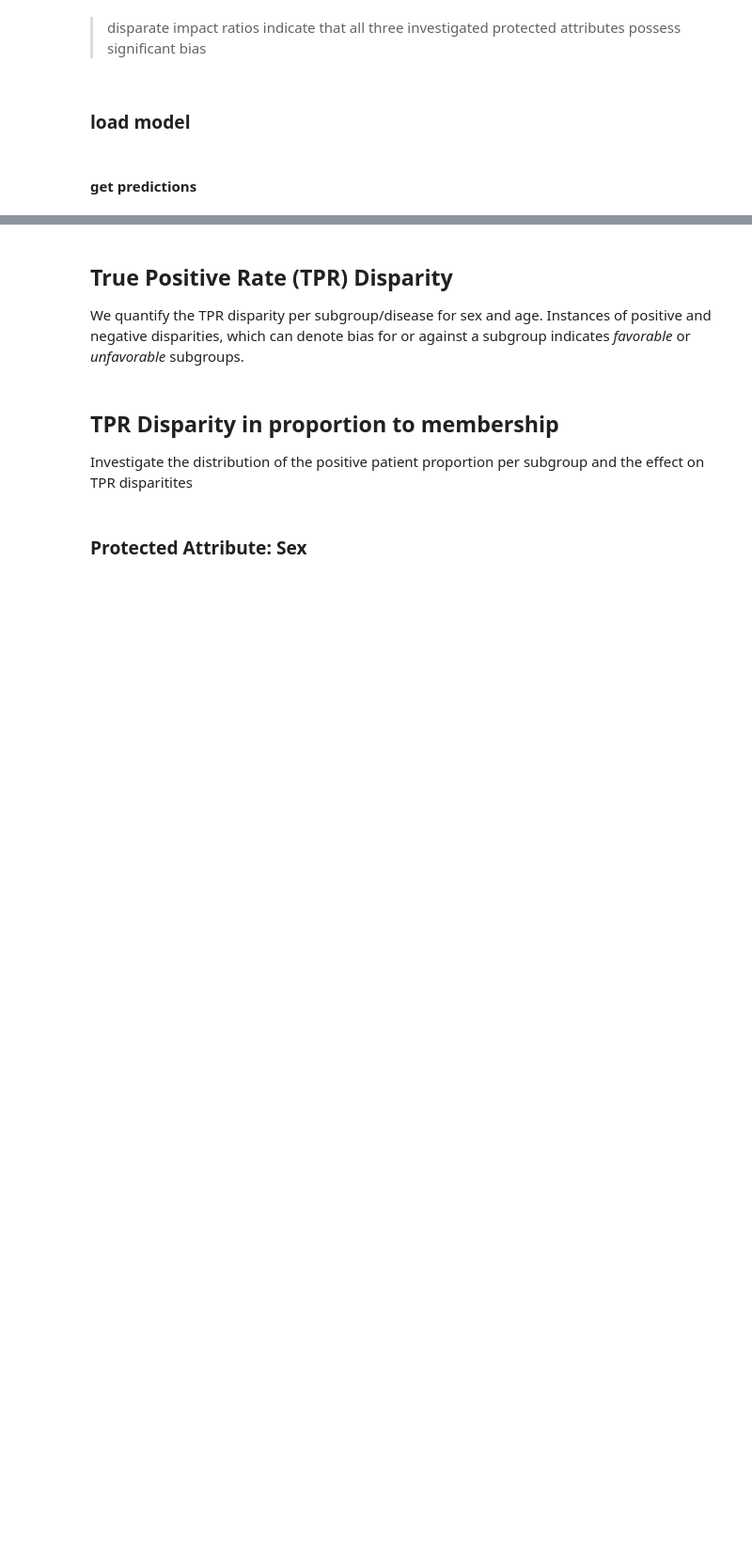
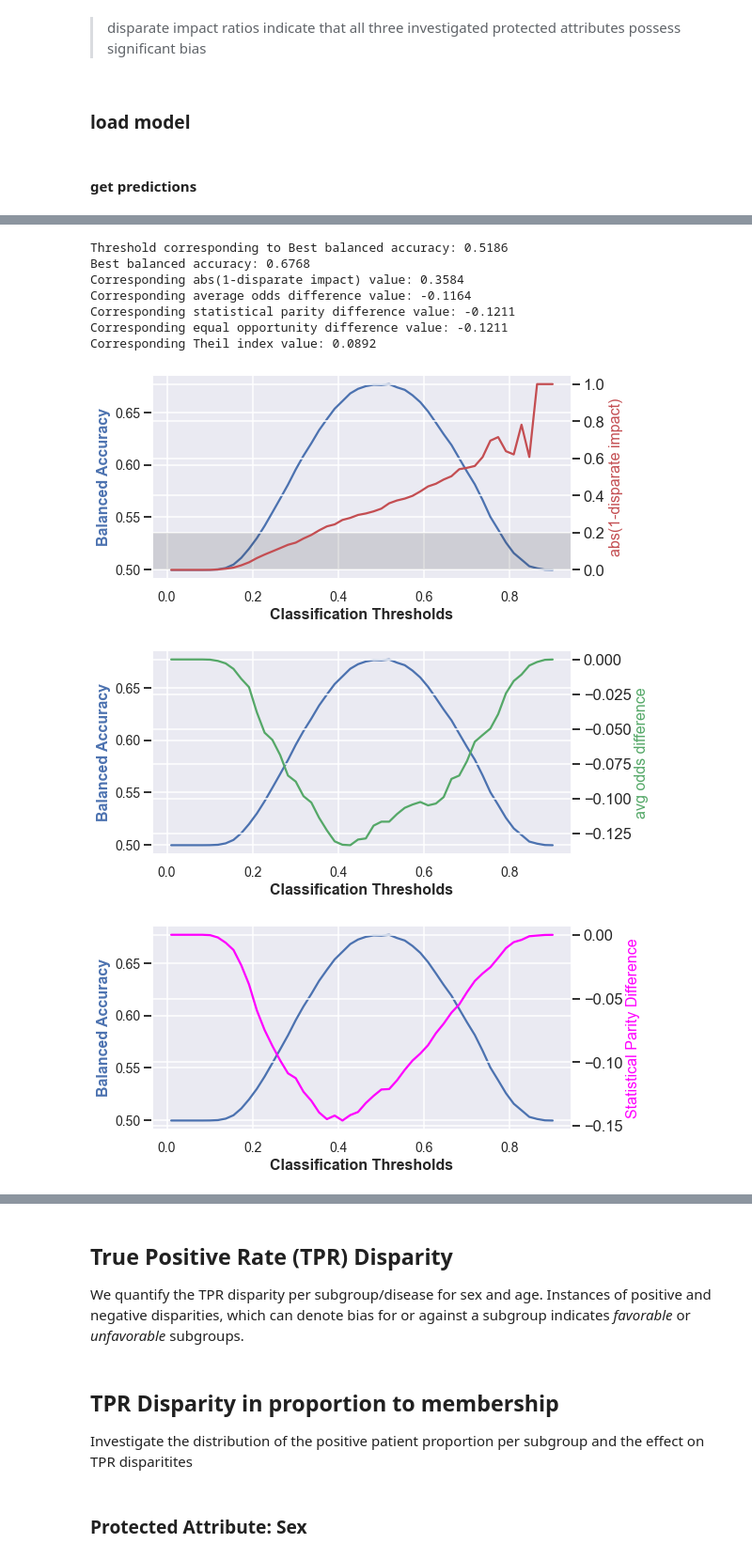
Before and after one commit to analiseb/UB-Masters-Thesis, a Jupyter notebook: BEVAL_bias_analysis-alternative.ipynb, the cells around one changed output, grey strips where cells are left out. Shown at 94% size. Drawn from its saved outputs; the diff is of its cells as text; code cells hidden in the pictures; blank space fills up the shorter version.

```diff
--- a/BEVAL_bias_analysis-alternative.ipynb
+++ b/BEVAL_bias_analysis-alternative.ipynb
@@ -519,0 +288,13 @@ plt.legend(bbox_to_anchor=(1.05, 1), loc=2, borderaxespad=0.)
+# %%
+thresh_arr_best, _, _, _, _, _ = fh.validate_visualize(pd.concat([b_white_test, b_non_white_test], axis=0), np.concatenate([yb_prob_white, yb_prob_non_white], axis=0), 'race-binary')
+# %% [output]
+Threshold corresponding to Best balanced accuracy: 0.5186
+Best balanced accuracy: 0.6768
+Corresponding abs(1-disparate impact) value: 0.3584
+Corresponding average odds difference value: -0.1164
+Corresponding statistical parity difference value: -0.1211
+Corresponding equal opportunity difference value: -0.1211
+Corresponding Theil index value: 0.0892
+[figure, added]
+[figure, added]
+[figure, added]
```
Also changed, not shown: parts of 34 cells of this notebook, 23 other files.
